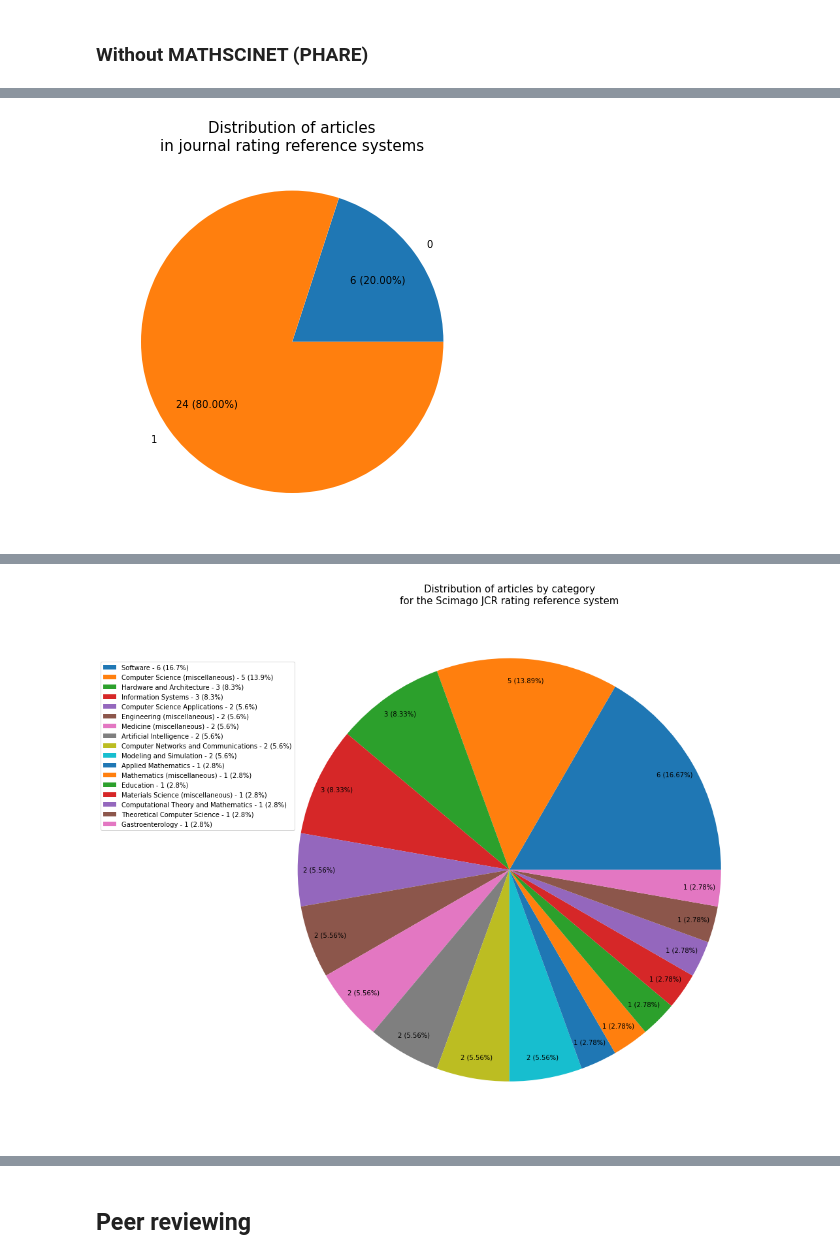
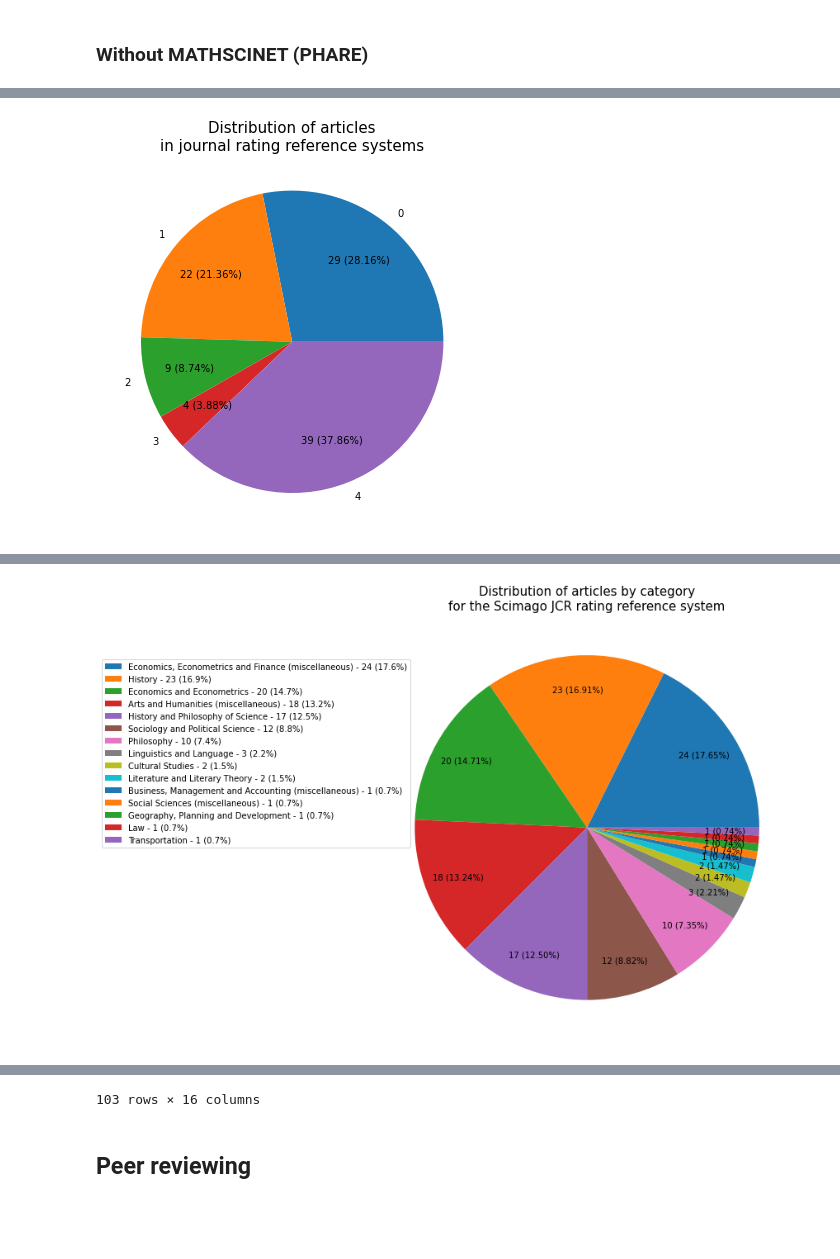
Before and after one commit to amelie-collin/Bibliometry-ces-2017-2021, a Jupyter notebook: reports/2023-hceres-phare-cri/2023-hceres-phare-cri.ipynb, the cells around one changed output, grey strips where cells are left out. Drawn from its saved outputs; the diff is of its cells as text; code cells hidden in the pictures; blank space fills up the shorter version.

```diff
--- a/reports/2023-hceres-phare-cri/2023-hceres-phare-cri.ipynb
+++ b/reports/2023-hceres-phare-cri/2023-hceres-phare-cri.ipynb
@@ -38,11 +38,11 @@ Define primary constants
 * `CURRENT_TIMESTAMP`: The current timestamp of the last run of this notebook (used to retrieve some refenrentials)
 # %%
 # PHARE: 542292
-#LAB_STRUCT_ID = 542292
+LAB_STRUCT_ID = 542292
 # CRI:
-LAB_STRUCT_ID = 74131
+#LAB_STRUCT_ID = 74131
 NON_ALPHA_NUMERIC_REGEX = re.compile('[^a-z0-9_-]', re.IGNORECASE)
-JSON_FILENAME = './result.cri.2023-02-21T20-11.json'
+JSON_FILENAME = './result.phare.2023-03-03T11-54.json'
 CURRENT_TIMESTAMP = datetime.datetime.now().timestamp()
 # %% [markdown]
 ## Functions
@@ -1956,7 +1940,11 @@ scimago_rankings(
     titles = {
         'Scimago JCR: categories': 'Distribution of articles by category\nfor the Scimago JCR rating reference system',
         'Scimago JCR: quartiles':  'Distribution of articles by quartiles\nfor the Scimago JCR rating reference system',
-    }
+    },
+    category_params = dict(
+        figsize = (12,8),
+        pctdistance = 0.8
+    )
 )
 ranking_df
 # %% [output]
@@ -1980 +1968 @@ for the HCERES Vague C 2021 rating reference system" for HCERES (params={})
-[figure, old version]
+[figure, new version]
@@ -1988 +1976 @@ for the HCERES Vague C 2021 rating reference system" for HCERES (params={})
-[figure, old version]
+[figure, new version]
@@ -2008,3 +1991,4 @@ for the HCERES Vague C 2021 rating reference system" for HCERES (params={})
+103 rows × 16 columns
 # %% [markdown]
 ## Peer reviewing
 # %%
```
Also changed, not shown: parts of 40 cells of this notebook, 9 other files.
